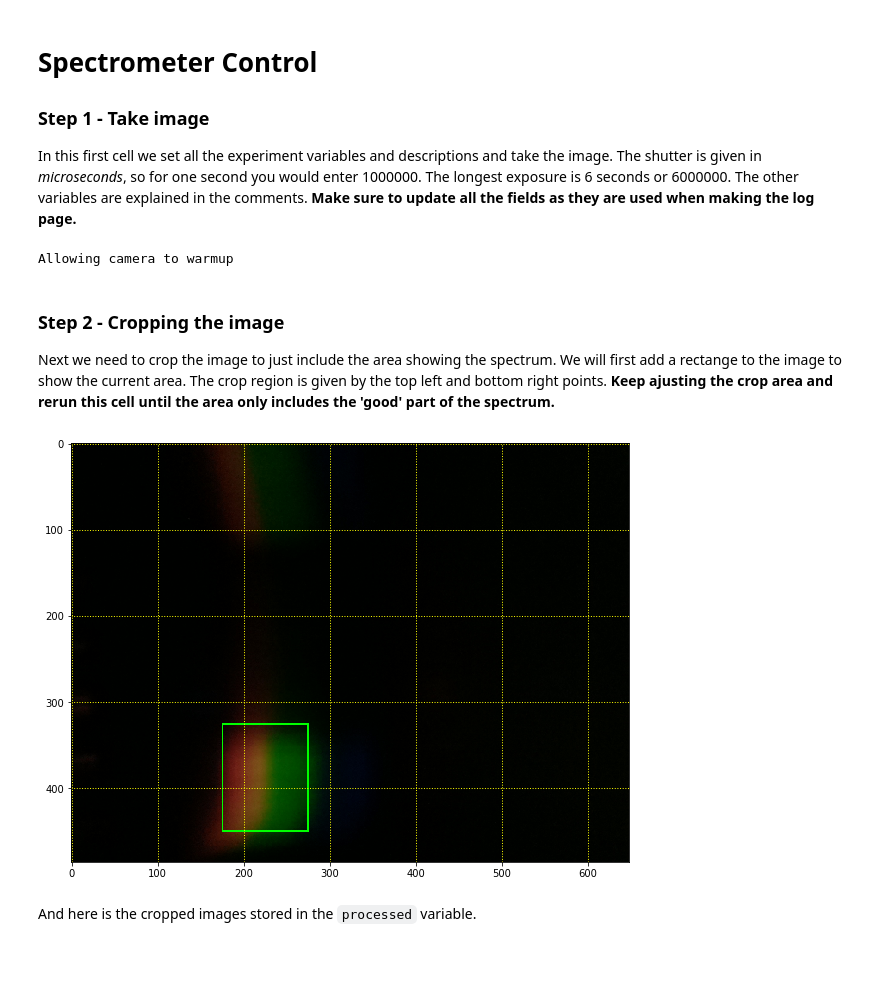
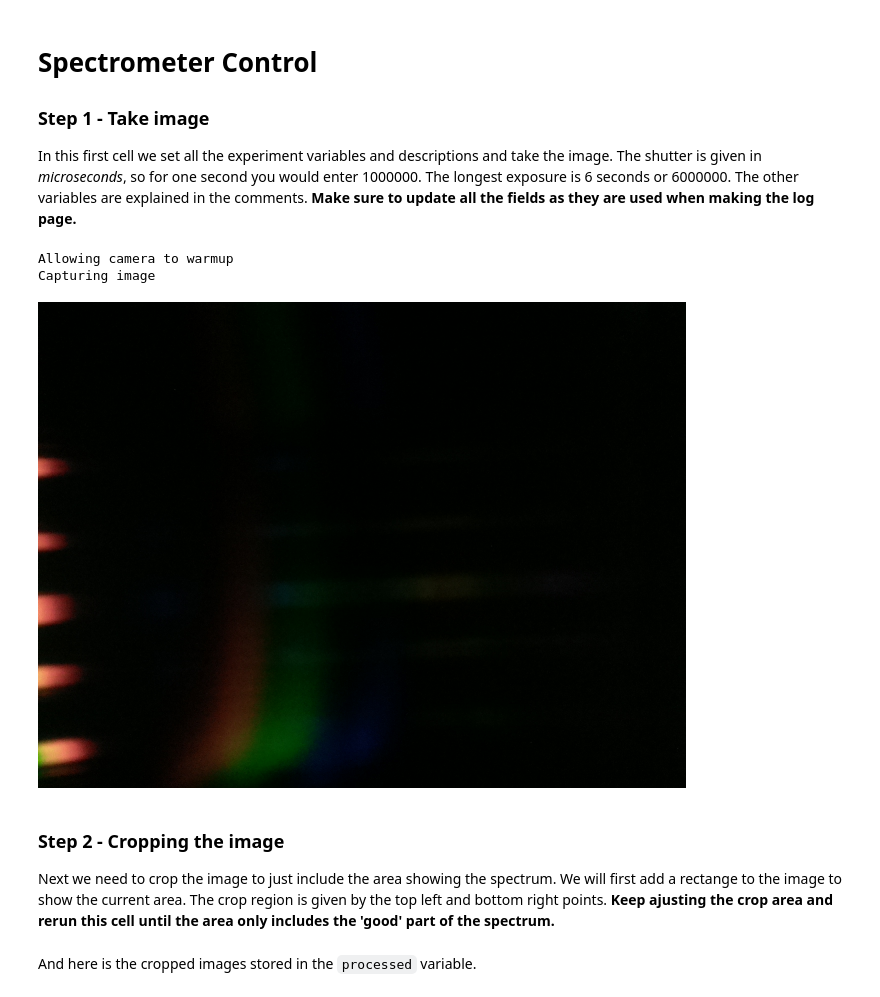
Before and after one commit to DreamerByMoonlight/LegoSpectrometer, a Jupyter notebook: SpectrometerControl.ipynb, the cells around one changed output. Drawn from its saved outputs; the diff is of its cells as text; code cells hidden in the pictures; blank space fills up the shorter version.

```diff
--- a/SpectrometerControl.ipynb
+++ b/SpectrometerControl.ipynb
@@ -179,35 +195,35 @@ In this first cell we set all the experiment variables and descriptions and take
 # %%
 # Change these to match your experiment
 
-lightSource        = "NeoPixel"
+lightSource        = "iPad (8th generation) light"
 scientistName      = "Arabella"
 transmissionSample = "None"
 experimentNotes    = '''
-RGB 33,30,230
+Brightened at the highest setting possible.
 <b> </b>
 '''
 measurementTaken = strftime("%Y%m%d-%H%M%S")
 stylisticTime = strftime("%A, %B, %e, %Y @ %I:%M %p")
 
 # Exposure time
 shutter = 10000000
 
 # Take the image, save and display
 raw = takePicture(shutter)
 raw
 # %% [output]
 Allowing camera to warmup
+Capturing image
+[figure, added]
 # %% [markdown]
 ### Step 2 - Cropping the image
 
 Next we need to crop the image to just include the area showing the spectrum. We will first add a rectange to the image to show the current area. The crop region is given by the top left and bottom right points. **Keep ajusting the crop area and rerun this cell until the area only includes the 'good' part of the spectrum.**
 # %%
 angle = 0.0
-crop  = [175,325,275,450]
+crop  = [175,325,325,450]
 
 processed = cropImage(raw,crop,angle)
-# %% [output]
-[figure, removed]
 # %% [markdown]
 And here is the cropped images stored in the `processed` variable.
 # %%
```
Also changed, not shown: parts of 8 cells of this notebook, 23 other files.
